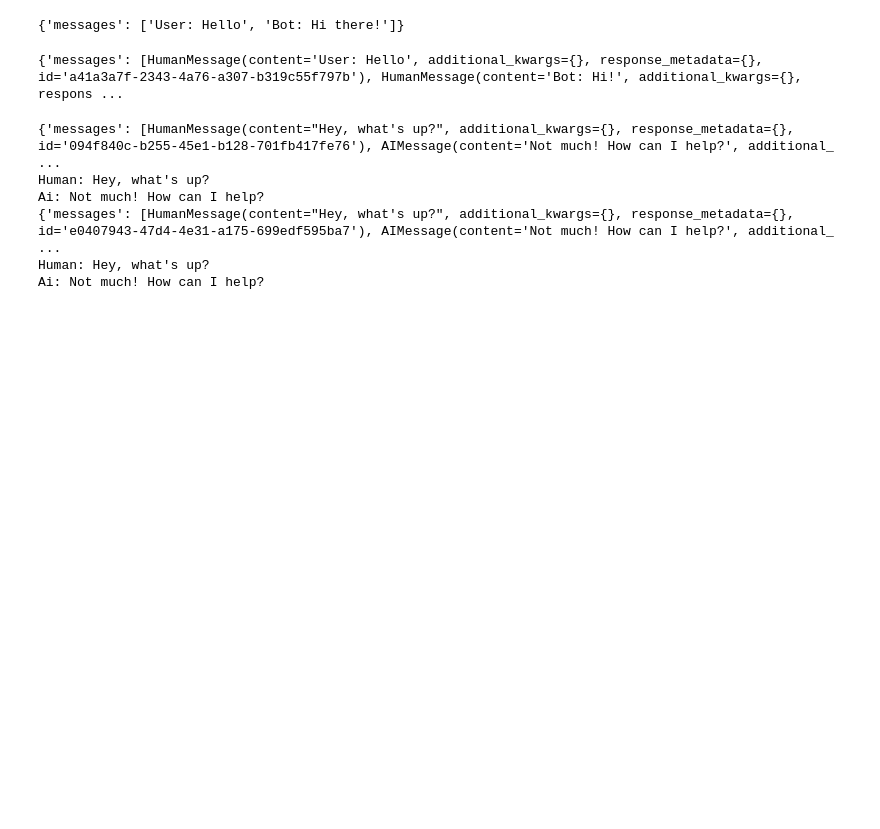
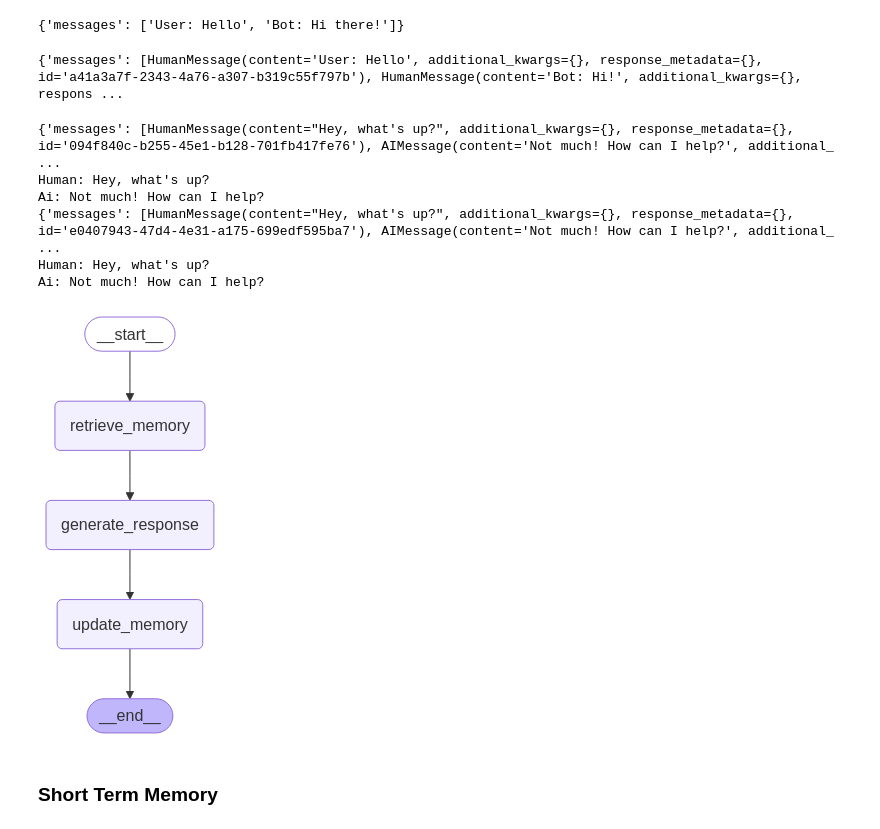
Before and after one commit to SaurabhZodex/AI-Agent-Practice, a Jupyter notebook: langgraph_agents.ipynb, the cells around one changed output. Cells and saved outputs as stored; diff of their text form; code cells hidden in the pictures; blank space fills up the shorter version.

Commit message:
Updated LangGraph Agents file

```diff
--- a/langgraph_agents.ipynb
+++ b/langgraph_agents.ipynb
@@ -514,0 +710,8 @@ graph = graph_builder.compile(checkpointer=MemorySaver())
+# %%
+from IPython.display import Image, display
+
+display(Image(app.get_graph().draw_mermaid_png()))
+# %% [output]
+[figure, added]
+# %% [markdown]
+### Short Term Memory
```
Also changed, not shown: parts of 28 cells of this notebook.
